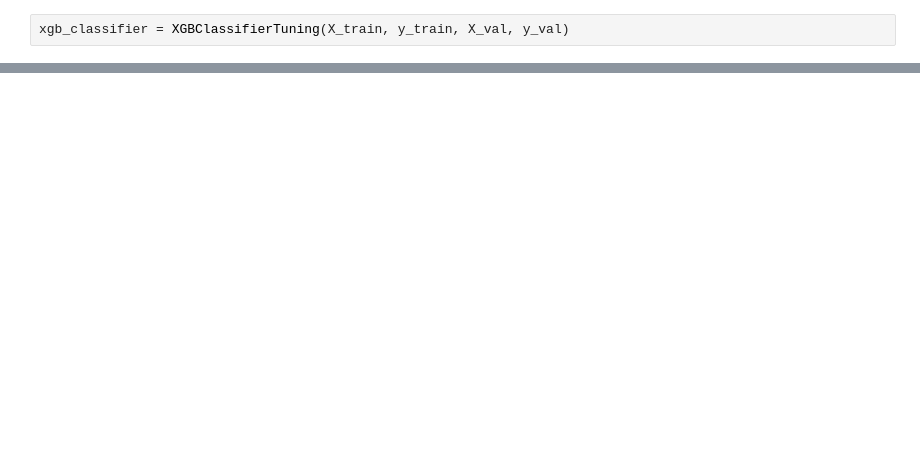
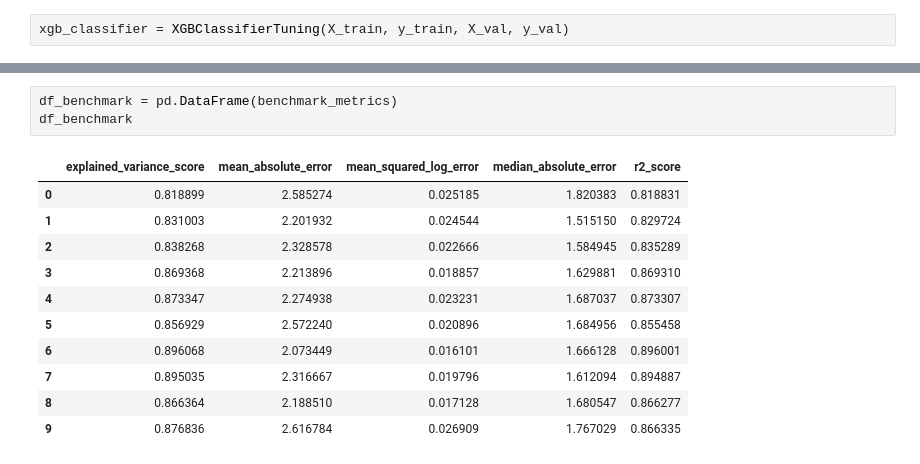
Before and after one commit to thomas-chauvet/python-tools, a Jupyter notebook: examples/xgboost_tuning_with_hyperopt.ipynb, the cells around one changed output, grey strips where cells are left out. Drawn from its saved outputs; the diff is of its cells as text; blank space fills up the shorter version.

```diff
--- a/examples/xgboost_tuning_with_hyperopt.ipynb
+++ b/examples/xgboost_tuning_with_hyperopt.ipynb
@@ -80,0 +140,15 @@ plt.show()
+# %%
+df_benchmark = pd.DataFrame(benchmark_metrics)
+df_benchmark
+# %% [output]
+|  | explained_variance_score | mean_absolute_error | mean_squared_log_error | median_absolute_error | r2_score |
+| 0 | 0.818899 | 2.585274 | 0.025185 | 1.820383 | 0.818831 |
+| 1 | 0.831003 | 2.201932 | 0.024544 | 1.515150 | 0.829724 |
+| 2 | 0.838268 | 2.328578 | 0.022666 | 1.584945 | 0.835289 |
+| 3 | 0.869368 | 2.213896 | 0.018857 | 1.629881 | 0.869310 |
+| 4 | 0.873347 | 2.274938 | 0.023231 | 1.687037 | 0.873307 |
+| 5 | 0.856929 | 2.572240 | 0.020896 | 1.684956 | 0.855458 |
+| 6 | 0.896068 | 2.073449 | 0.016101 | 1.666128 | 0.896001 |
+| 7 | 0.895035 | 2.316667 | 0.019796 | 1.612094 | 0.894887 |
+| 8 | 0.866364 | 2.188510 | 0.017128 | 1.680547 | 0.866277 |
+| 9 | 0.876836 | 2.616784 | 0.026909 | 1.767029 | 0.866335 |
```
Also changed, not shown: parts of 24 cells of this notebook, 1 other file.
